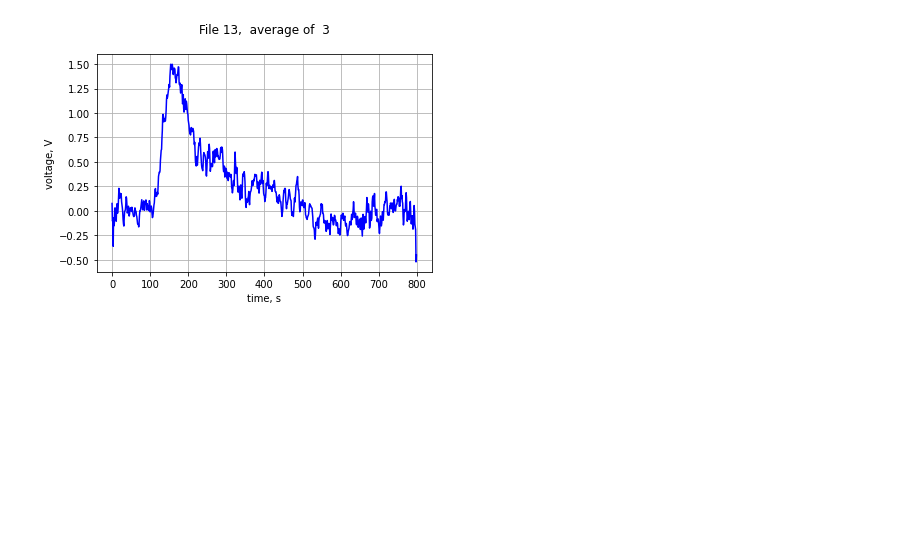
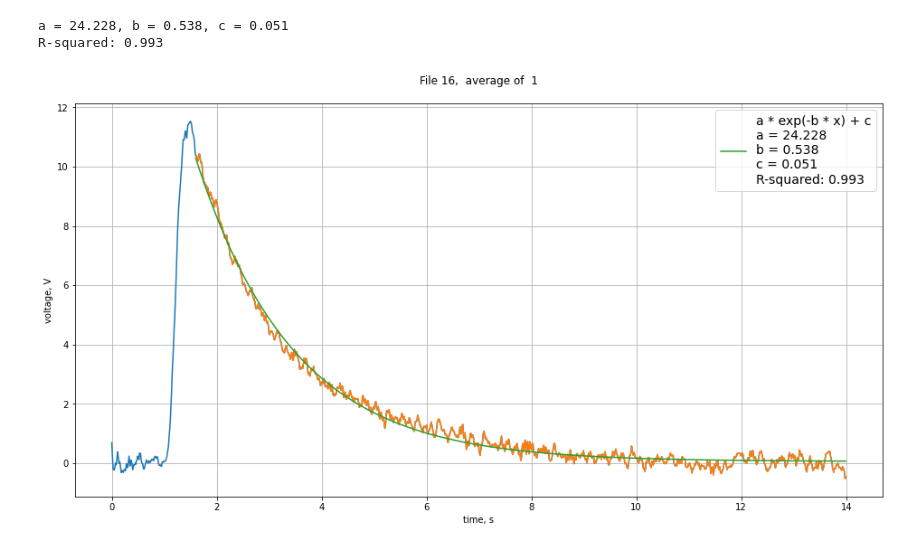
Before and after one commit to AndreiZherder/frog_compass, a Jupyter notebook: approximation.ipynb, the cells around one changed output. Cells and saved outputs as stored; diff of their text form; code cells hidden in the pictures; blank space fills up the shorter version.

Commit message:
approximation code added

```diff
--- a/approximation.ipynb
+++ b/approximation.ipynb
@@ -1,21 +1,46 @@
 # %%
 import matplotlib.pyplot as plt
-import matplotlib
 import numpy as np
+import scipy as sp
+
+def func(x, a, b, c):
+    return a * np.exp(-b * x) + c
+
+filename = './approximation/16.asc'
+left = 1.6
+right = 12
+time_resolution = 0.01
+
+with open(filename, 'r', encoding='utf-8') as inf:
+    title = inf.readline()
+    v = [float(_.strip()) for _ in inf.readlines()]
+
+left = int(left / time_resolution)
+right = int(left / time_resolution)
+n = len(v)
+v = np.array(v)
+t = np.linspace(0, (n - 1) * time_resolution, n)
+y = v[left:right]
+x = t[left:right]
+
+popt, pcov = sp.optimize.curve_fit(func, x, y, [1, 0, 0])
+print(f'a = {popt[0]:.3f}, b = {popt[1]:.3f}, c = {popt[2]:.3f}')
+fit = func(x, *popt)
+r = sp.stats.linregress(y, fit)
+print(f'R-squared: {r.rvalue ** 2:.3f}')
+
+fig, ax = plt.subplots()
+ax.plot(t, v)
+ax.plot(x, y)
+ax.plot(x, fit, label=f'a * exp(-b * x) + c\na = {popt[0]:.3f}\nb = {popt[1]:.3f}\nc = {popt[2]:.3f}\nR-squared: {r.rvalue ** 2:.3f}')
+fig.set_figwidth(16)
+fig.set_figheight(8)
+ax.set_xlabel('time, s')
+ax.set_ylabel('voltage, V')
+ax.set_title(title)
+ax.legend(prop={"size":14})
+ax.grid()
+# %% [output]
+a = 24.228, b = 0.538, c = 0.051
+R-squared: 0.993
+[figure, added]
-# %%
-filename = './approximation/13.asc'
-with open(filename, 'r', encoding='utf-8') as inf:
-    title = inf.readline()
-    v = [float(_.strip()) for _ in inf.readlines()]
-n = len(v)
-v = np.array(v)
-t = np.linspace(0, (n - 1), n)
-fig, ax = plt.subplots()
-ax.plot(t, v, 'b')
-ax.set_xlabel('time, s')
-ax.set_ylabel('voltage, V')
-ax.set_title(title)
-ax.grid()
-fig.show()
-# %% [output]
-[figure, removed]
```
